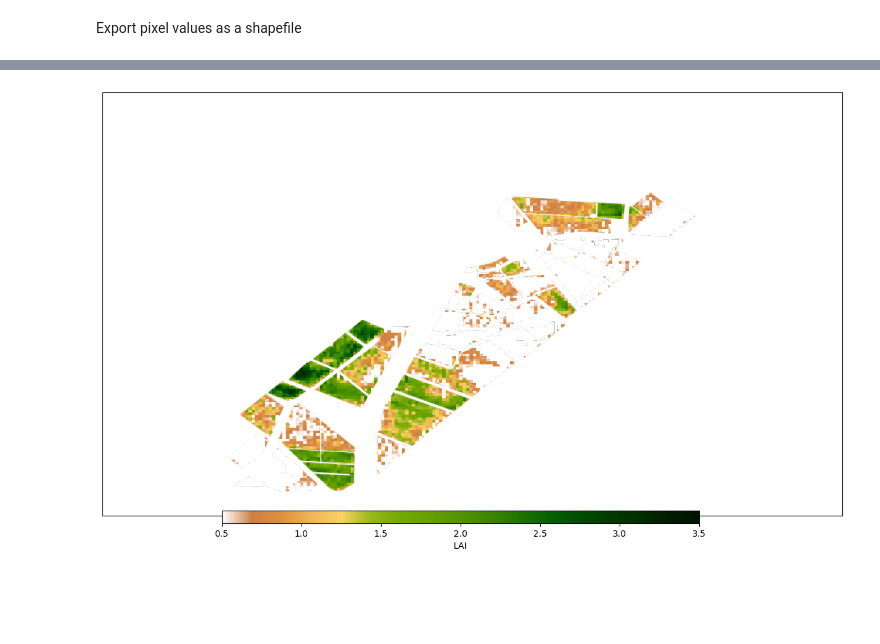
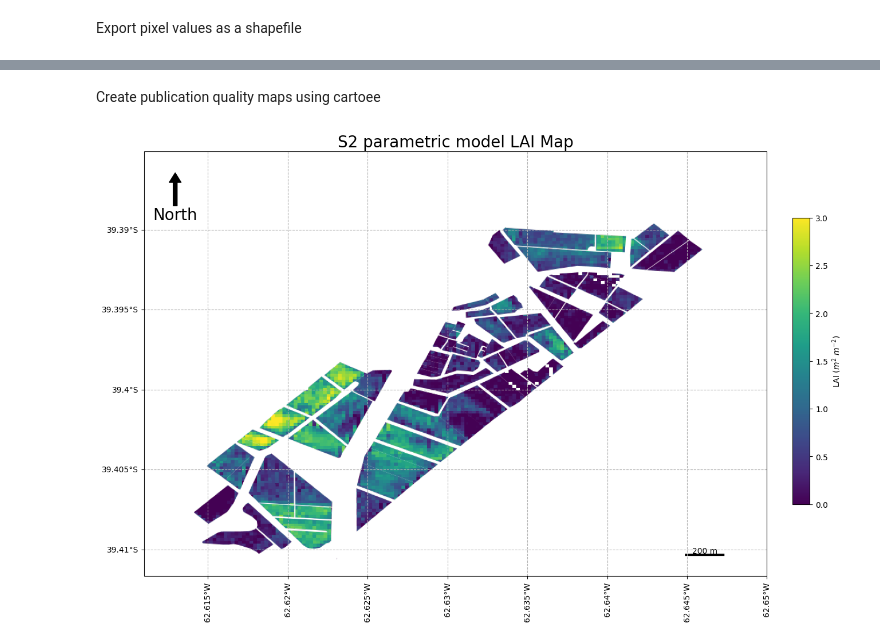
Before and after one commit to PhD-Gabriel-Caballero/ESA-summer-school-2023-Croatia, a Jupyter notebook: S2_based_LAI_retrieval_using_parametric_indices_in_Google_Earth_Engine_(GEE).ipynb, the cells around one changed output, grey strips where cells are left out. Drawn from its saved outputs; the diff is of its cells as text; code cells hidden in the pictures; blank space fills up the shorter version.

```diff
--- a/S2_based_LAI_retrieval_using_parametric_indices_in_Google_Earth_Engine_(GEE).ipynb
+++ b/S2_based_LAI_retrieval_using_parametric_indices_in_Google_Earth_Engine_(GEE).ipynb
@@ -485,20 +458,42 @@ vis = {'min': 0, 'max': 3000}  # define visualization parameters for image
+# %% [markdown]
+Create publication quality maps using cartoee
+# %%
+# Thematic colour palette definition for LAI mapping
+
+colormap = 'viridis'
+
+palette = cm.get_palette(colormap, n_class=10)
+LAI_palette_1 = {'min': 0, 'max': 3, 'palette': palette}
+cm.plot_colormap(colormap, width=8.0, height=0.4, orientation='horizontal')
 # %%
-import cartopy.crs as ccrs
+# geospatial region in format [E,S,W,N]
+region = [-62.65, -39.411661, -62.611, -39.3851]  # define bounding box to request data
+
+style = {'color': '000000ff', 'width': 1, 'lineType': 'solid', 'fillColor': '0000ff40'}
 
 fig = plt.figure(figsize=(15, 10))
 
 # use cartoee to get a map
 ax = cartoee.get_map(S2_PI_LAI_image.select(image_number), region=region, vis_params=LAI_palette_1)
 
 # add a colorbar to the map using the visualization params we passed to the map
-cartoee.add_colorbar(ax, LAI_palette_1, loc="bottom", label="LAI", orientation="horizontal")
+cartoee.add_colorbar(ax, LAI_palette_1, loc="right", label="LAI ($m^2$ $m^{-2}$)", orientation="vertical")
 
-# add gridlines to the map at a specified interval
-cartoee.add_gridlines(ax, interval=[60, 30], linestyle=":")
+# add the gridlines and specify that the xtick labels be rotated 90 degrees
+cartoee.add_gridlines(ax, interval=(0.005,0.005), xtick_rotation=90, linestyle="--")
 
-# add coastlines using the cartopy api
-ax.coastlines(color="red")
+# add north arrow
+cartoee.add_north_arrow(
+    ax, text="North", xy=(0.05, 0.95), text_color="black", arrow_color="black", fontsize=20
+)
+
+# add scale bar
+cartoee.add_scale_bar_lite(
+    ax, length=200, xy=(0.1, 0.05), fontsize=10, color="black", unit="m"
+)
+
+ax.set_title(label='S2 parametric model LAI Map', fontsize=20)
 
 plt.show()
 # %% [output]
-[figure, old version]
+[figure, new version]
```
Also changed, not shown: parts of 13 cells of this notebook.
